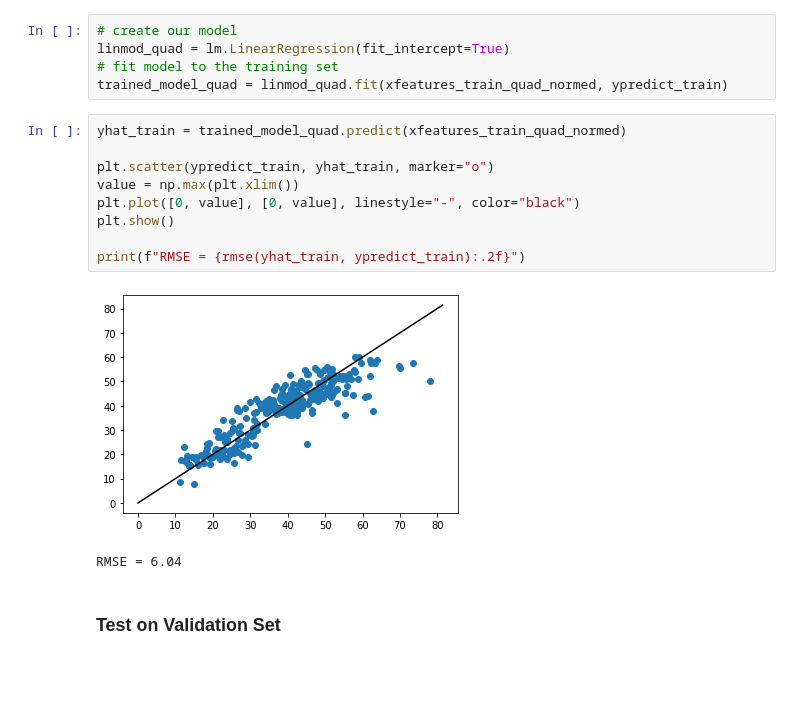
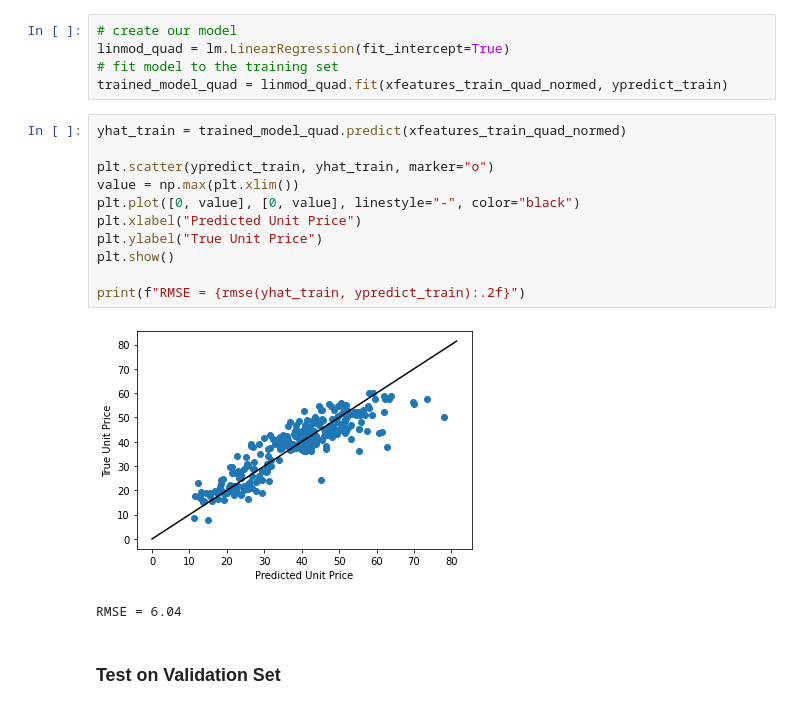
Before and after one commit to jpvantassel/ml-course, a Jupyter notebook: examples/0_linear_regression/0_real_estate.ipynb, the cells around one changed output. Cells and saved outputs as stored; diff of their text form; blank space fills up the shorter version.

```diff
--- a/examples/0_linear_regression/0_real_estate.ipynb
+++ b/examples/0_linear_regression/0_real_estate.ipynb
@@ -240,14 +264,16 @@ trained_model_quad = linmod_quad.fit(xfeatures_train_quad_normed, ypredict_train
 # %%
 yhat_train = trained_model_quad.predict(xfeatures_train_quad_normed)
 
 plt.scatter(ypredict_train, yhat_train, marker="o")
 value = np.max(plt.xlim())
 plt.plot([0, value], [0, value], linestyle="-", color="black")
+plt.xlabel("Predicted Unit Price")
+plt.ylabel("True Unit Price")
 plt.show()
 
 print(f"RMSE = {rmse(yhat_train, ypredict_train):.2f}")
 # %% [output]
-[figure, old version]
+[figure, new version]
 RMSE = 6.04
 # %% [markdown]
 ### Test on Validation Set
```
Also changed, not shown: parts of 9 cells of this notebook.
